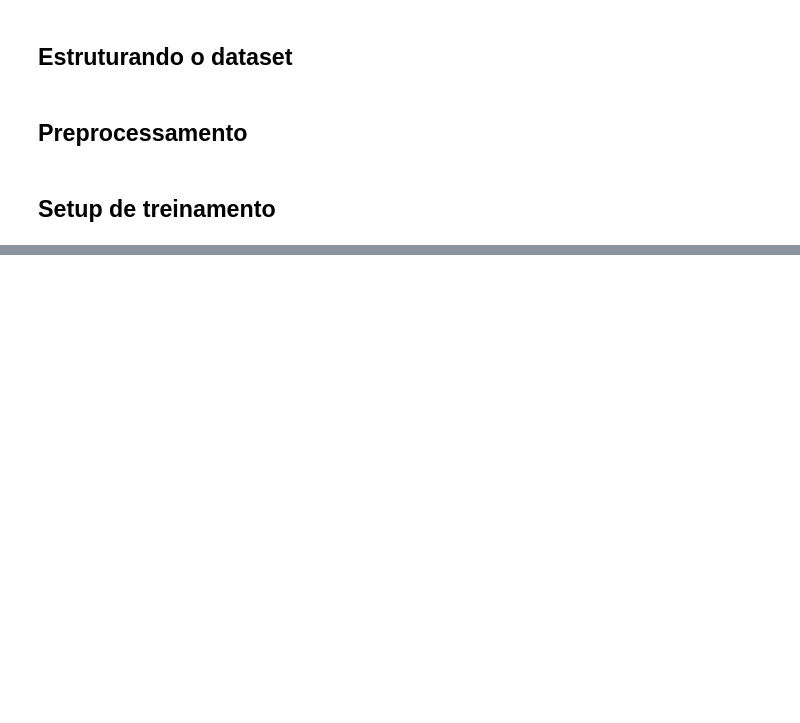
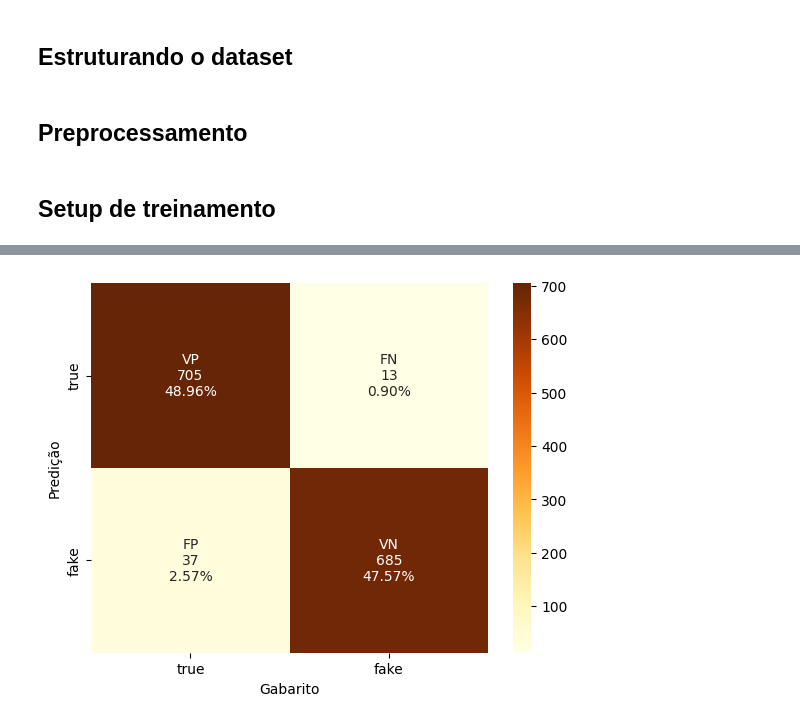
Before and after one commit to fdsgusmao/projeto-final, a Jupyter notebook: projeto-final.ipynb, the cells around one changed output, grey strips where cells are left out. Drawn from its saved outputs; the diff is of its cells as text; code cells hidden in the pictures; blank space fills up the shorter version.

```diff
--- a/projeto-final.ipynb
+++ b/projeto-final.ipynb
@@ -305,0 +241,9 @@ weighted avg       0.97      0.97      0.97       576
+# %%
+# Baixando o modelo
+bertimbau_tokenizer = AutoTokenizer.from_pretrained('neuralmind/bert-base-portuguese-cased', do_lower_case=False)
+bertimbau_model = AutoModelForSequenceClassification.from_pretrained('neuralmind/bert-base-portuguese-cased', num_labels=nclasses).to(device)
+
+# Configurando o optimizador
+optimizer = optim.AdamW(bertimbau_model.parameters(), lr=learning_rate)
+# %%
+train(bertimbau_model, bertimbau_tokenizer, 1)
@@ -305,0 +278,4 @@ weighted avg       0.97      0.97      0.97       576
+# %%
+display_confusion_matrix(bertimbau_model, bertimbau_tokenizer,testdata)
+# %% [output]
+[figure, added]
```
Also changed, not shown: parts of 35 cells of this notebook.
